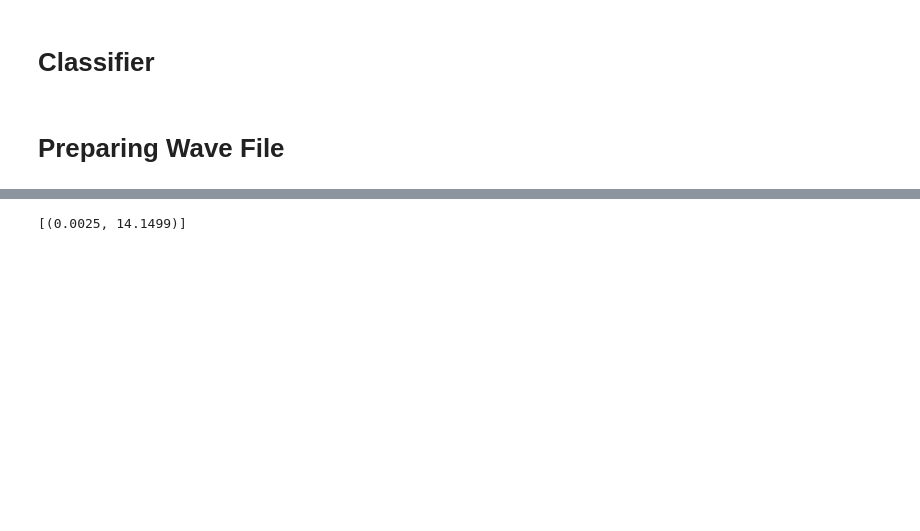
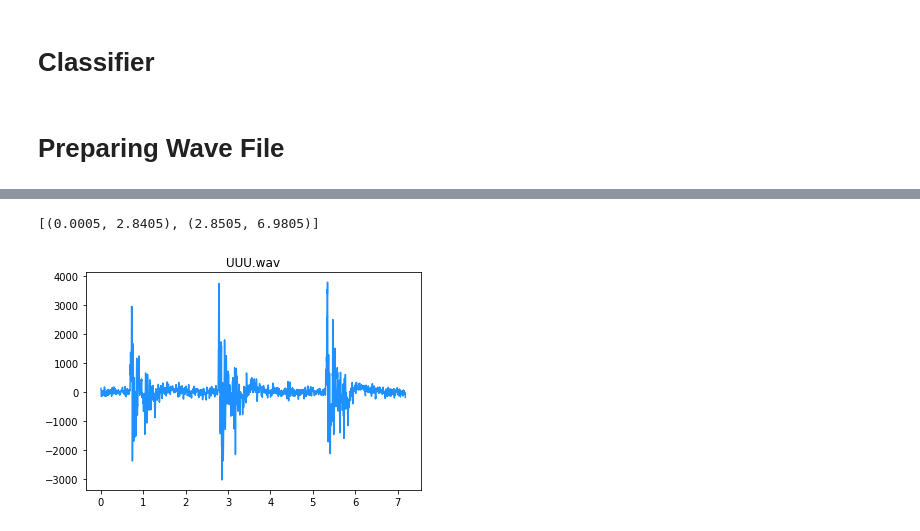
Before and after one commit to yingzhenwang/Brain, a Jupyter notebook: notebook.ipynb, the cells around one changed output, grey strips where cells are left out. Drawn from its saved outputs; the diff is of its cells as text; code cells hidden in the pictures; blank space fills up the shorter version.

```diff
--- a/notebook.ipynb
+++ b/notebook.ipynb
@@ -90,12 +100,8 @@ print(intervals)
 # %%
-spf1 = wave.open("/Users/martinhuang/Desktop/OneDrive/2022/2022 Sem 1/DATA3888/Brain 5/Brain/arm_signal/EEU.wav", 'r')
-signal1 = spf1.readframes(-1)
-signal1 = np.frombuffer(signal, np.int16)
-fs = spf1.getframerate()
-
-time = np.linspace(0, len(signal) / fs, num=len(signal))
-
-intervals = movement_classifier(signal, time = time, down_sample_rate = 102, window_size = 0.5, threshold_events = 50)
+signal,fs,time = prep_wave("/Users/martinhuang/Desktop/OneDrive/2022/2022 Sem 1/DATA3888/Brain 5/Brain/arm_signal/UUU.wav")
+intervals = movement_classifier(signal, time = time, down_sample_rate = 50, window_size = 0.2, threshold_events = 250)
 print(intervals)
+plot_wave("/Users/martinhuang/Desktop/OneDrive/2022/2022 Sem 1/DATA3888/Brain 5/Brain/arm_signal/UUU.wav")
 # %% [output]
-[(0.0025, 14.1499)]
+[(0.0005, 2.8405), (2.8505, 6.9805)]
+[figure, added]
```
Also changed, not shown: parts of 4 cells of this notebook.
